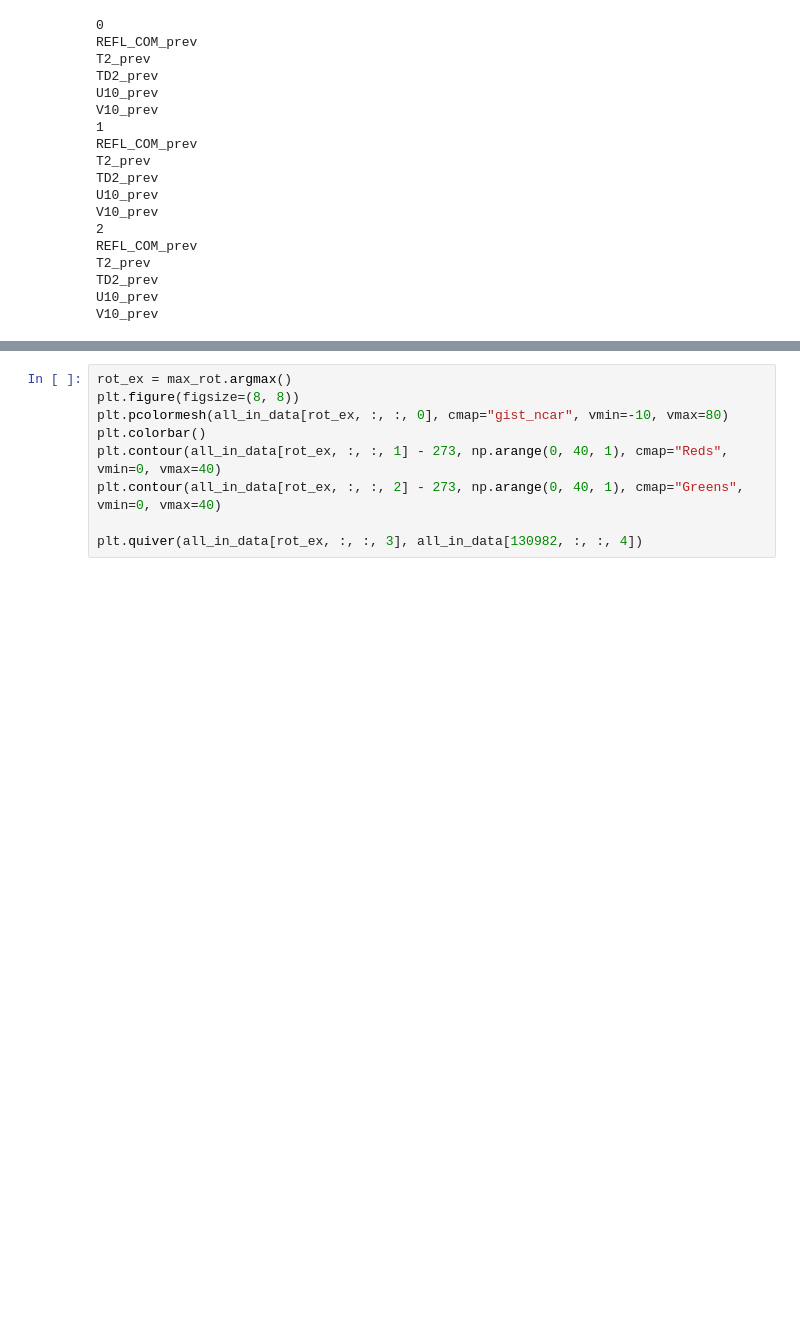
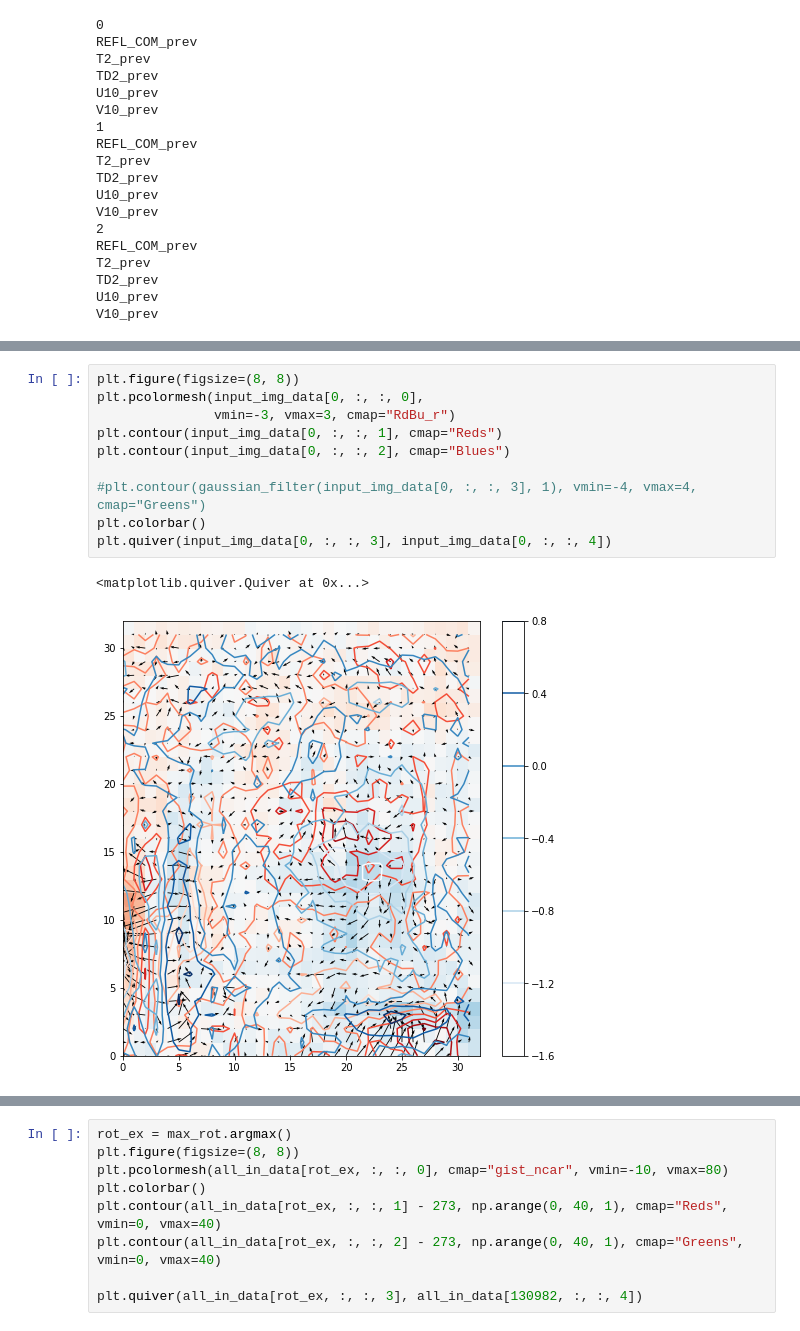
Before and after one commit to djgagne/swirlnet, a Jupyter notebook: notebooks/deep_swirl_tutorial.ipynb, the cells around one changed output, grey strips where cells are left out. Saved outputs shown, nothing was run; the diff lists cells and outputs as text; blank space fills up the shorter version.

```diff
--- a/notebooks/deep_swirl_tutorial.ipynb
+++ b/notebooks/deep_swirl_tutorial.ipynb
@@ -541,3 +534,16 @@ plt.quiver(input_img_data[0, :, :, 3], input_img_data[0, :, :, 4])
+# %%
+plt.figure(figsize=(8, 8))
+plt.pcolormesh(input_img_data[0, :, :, 0],
+               vmin=-3, vmax=3, cmap="RdBu_r")
+plt.contour(input_img_data[0, :, :, 1], cmap="Reds")
+plt.contour(input_img_data[0, :, :, 2], cmap="Blues")
+
+#plt.contour(gaussian_filter(input_img_data[0, :, :, 3], 1), vmin=-4, vmax=4, cmap="Greens")
+plt.colorbar()
+plt.quiver(input_img_data[0, :, :, 3], input_img_data[0, :, :, 4])
+# %% [output]
+<matplotlib.quiver.Quiver at 0x...>
+[figure, added]
 # %%
 plt.hist(conv_model.layers[-2].get_weights()[0])
 # %% [output]
```
Also changed, not shown: parts of 24 cells of this notebook.
